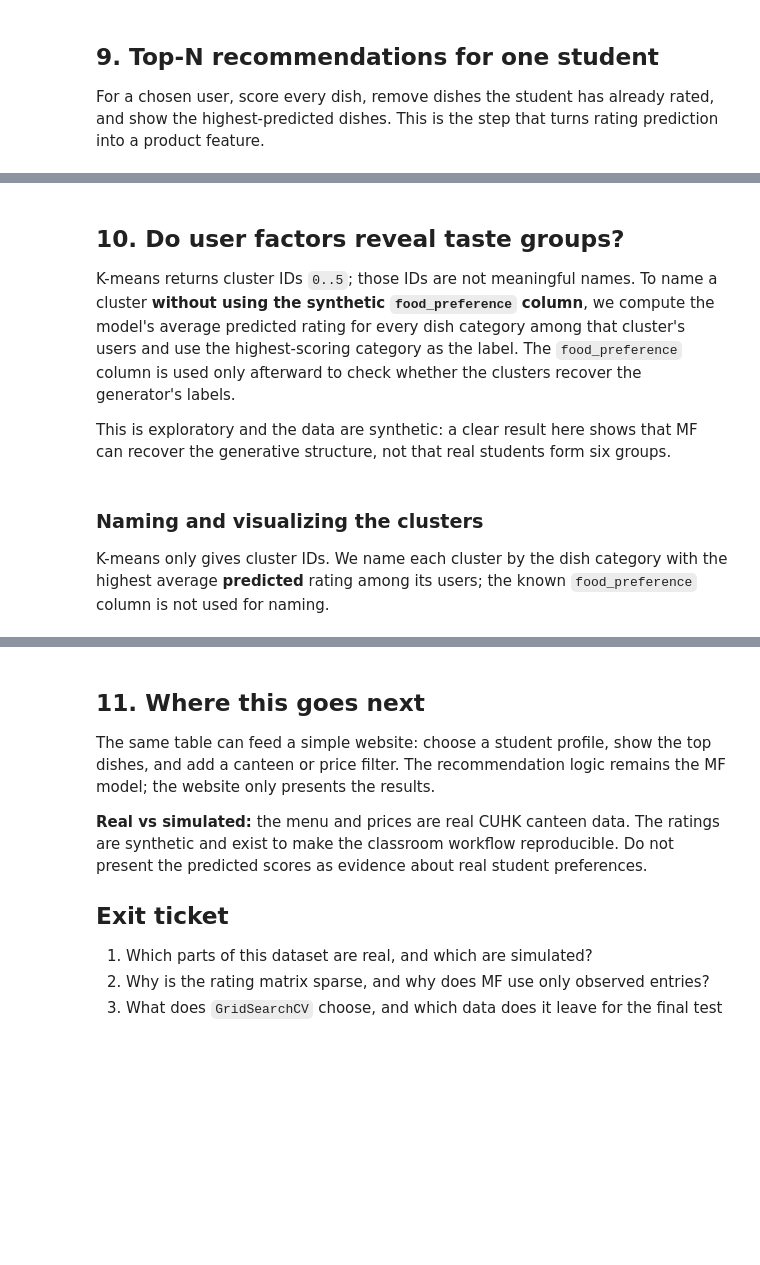
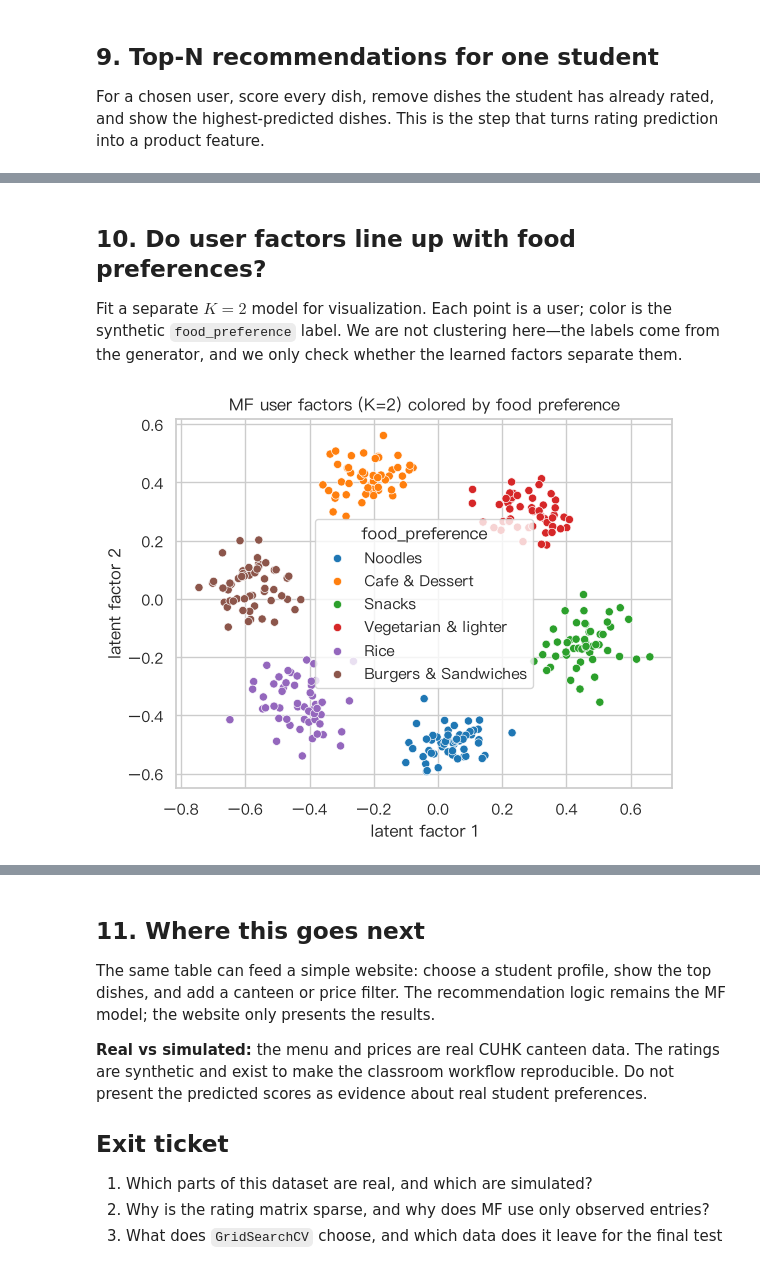
Before and after one commit to statmlben/CUHK-STAT3009, a Jupyter notebook: nb/STAT3009_Canteen_EDA_MF.ipynb, the cells around one changed output, grey strips where cells are left out. Drawn from its saved outputs; the diff is of its cells as text; code cells hidden in the pictures; blank space fills up the shorter version.

```diff
--- a/nb/STAT3009_Canteen_EDA_MF.ipynb
+++ b/nb/STAT3009_Canteen_EDA_MF.ipynb
@@ -396,23 +383,27 @@ display(recommend_for_user(best_mf, example_user).round(2))
 | 8 | 慢煮雞胸肉讚岐烏冬配麻藥蛋(凍食) | New Asia College Student Canteen | 58.0 | Noodles | 4.85 |
 | 107 | 炸雞髀扁意粉 | Pommerenke Student Centre Coffee ... | 31.6 | Noodles | 4.84 |
 # %% [markdown]
-## 10. Do user factors reveal taste groups?
+## 10. Do user factors line up with food preferences?
 
-K-means returns cluster IDs `0..5`; those IDs are not meaningful names. To name a cluster **without using the synthetic `food_preference` column**, we compute the model's average predicted rating for every dish category among that cluster's users and use the highest-scoring category as the label. The `food_preference` column is used only afterward to check whether the clusters recover the generator's labels.
-
-This is exploratory and the data are synthetic: a clear result here shows that MF can recover the generative structure, not that real students form six groups.
+Fit a separate $K=2$ model for visualization. Each point is a user; color is the synthetic `food_preference` label. We are not clustering here—the labels come from the generator, and we only check whether the learned factors separate them.
 # %%
 mf_k2 = BiasedMF(
     n_users=n_users, n_items=n_items,
     K=2, lambda_=0.1, n_iters=15, random_state=42,
 )
 mf_k2.fit(X_train, y_train)
 P_user = mf_k2.P_
 
-cluster_labels = KMeans(
-    n_clusters=6, n_init=30, random_state=42
-).fit_predict(P_user)
+plot_data = users.assign(
+    factor_1=P_user[:, 0], factor_2=P_user[:, 1]
+)
+sns.scatterplot(
+    data=plot_data, x='factor_1', y='factor_2',
+    hue='food_preference', palette='tab10', s=35,
+)
+plt.title('MF user factors (K=2) colored by food preference')
+plt.xlabel('latent factor 1')
+plt.ylabel('latent factor 2')
+plt.show()
+# %% [output]
+[figure, added]
-# %% [markdown]
-### Naming and visualizing the clusters
-
-K-means only gives cluster IDs. We name each cluster by the dish category with the highest average **predicted** rating among its users; the known `food_preference` column is not used for naming.
```
Also changed, not shown: parts of 7 cells of this notebook, 2 other files.
